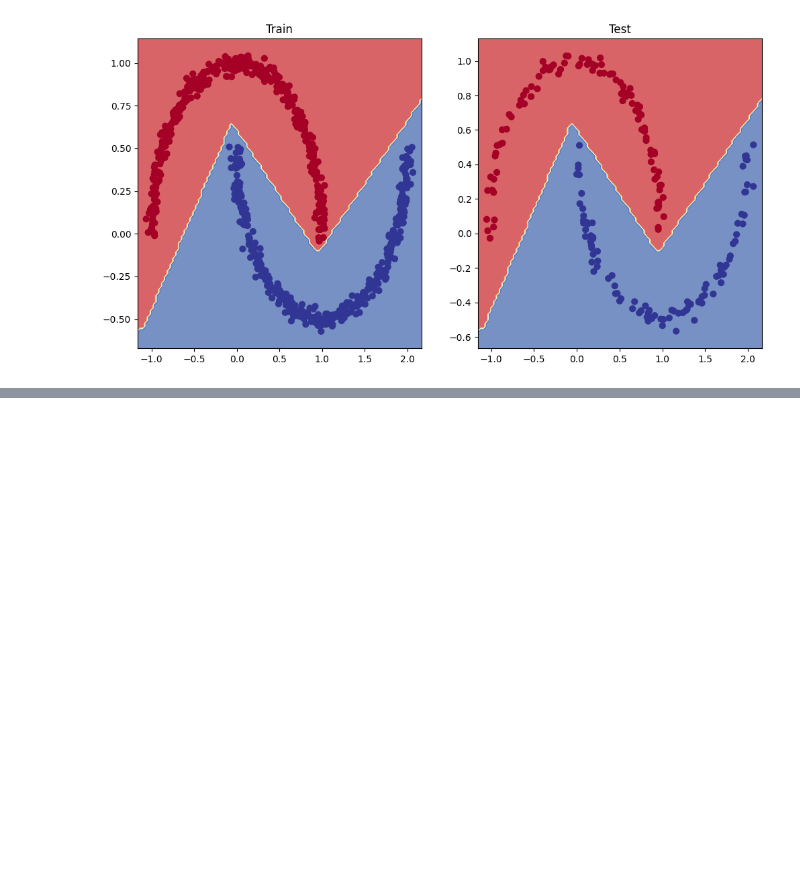
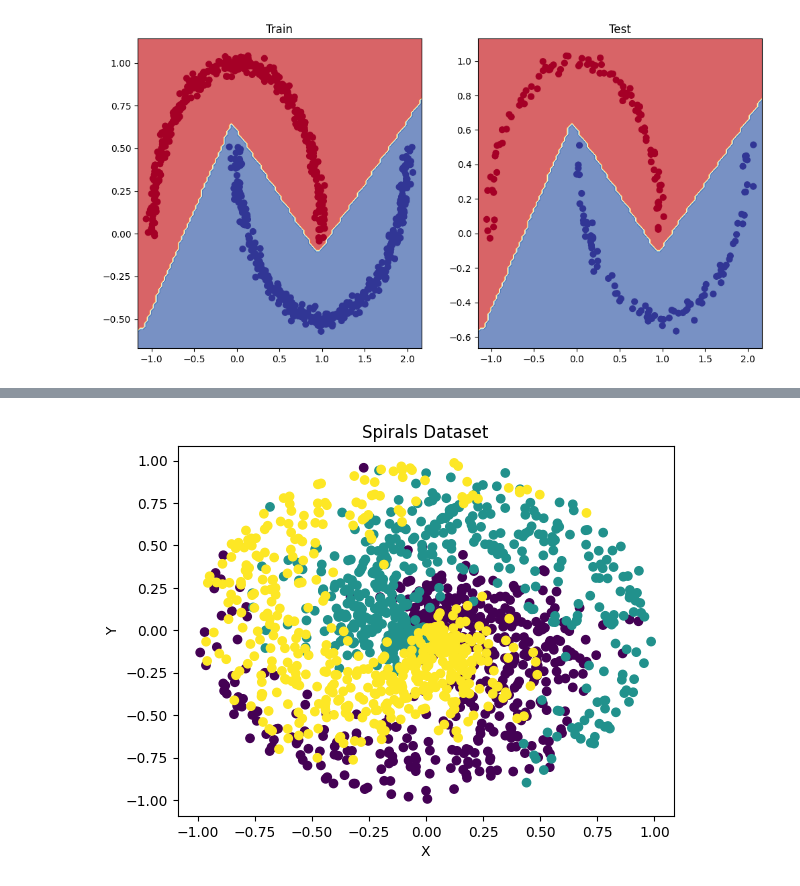
Before and after one commit to musaadamu/deep_learning_with_pytorch_assignment, a Jupyter notebook: exercise_submissions/week_3/week_3_solution.ipynb, the cells around one changed output, grey strips where cells are left out. Drawn from its saved outputs; the diff is of its cells as text; code cells hidden in the pictures; blank space fills up the shorter version.

```diff
--- a/exercise_submissions/week_3/week_3_solution.ipynb
+++ b/exercise_submissions/week_3/week_3_solution.ipynb
@@ -166 +304,43 @@ plot_decision_boundary(model_0, X_test, y_test)
+# %%
+# 7. Create a multi-class dataset using the [spirals data creation function from CS231n](https://cs231n.github.io/neural-networks-case-study/) (see below for the code).
+import numpy as np
+import matplotlib.pyplot as plt
+
+def create_spirals_dataset(n_samples, n_classes, noise=0.5):
+    """
+    Create a multi-class dataset with spirals using the CS231n spirals data creation function.
+
+    Args:
+        n_samples (int): Number of samples to generate.
+        n_classes (int): Number of classes (spirals) to create.
+        noise (float): Amount of noise to add to the data.
+
+    Returns:
+        X (numpy.ndarray): Input features of shape (n_samples, 2).
+        y (numpy.ndarray): Target labels of shape (n_samples,).
+    """
+    X = np.zeros((n_samples * n_classes, 2))
+    y = np.zeros(n_samples * n_classes, dtype='uint8')
+    for j in range(n_classes):
+        ix = range(n_samples * j, n_samples * (j + 1))
+        r = np.linspace(0.0, 1, n_samples)  # radius
+        t = np.linspace(j * 4, (j + 1) * 4, n_samples) + np.random.randn(n_samples) * noise  # theta
+        X[ix] = np.c_[r * np.sin(t), r * np.cos(t)]
+        y[ix] = j
+    return X, y
+
+# Example usage:
+n_samples = 500
+n_classes = 3
+noise = 0.8
+X, y = create_spirals_dataset(n_samples, n_classes, noise)
+
+# Plot the dataset
+plt.scatter(X[:, 0], X[:, 1], c=y, cmap='viridis')
+plt.xlabel('X')
+plt.ylabel('Y')
+plt.title('Spirals Dataset')
+plt.show()
+# %% [output]
+[figure, added]
 # %%
```
Also changed, not shown: parts of 7 cells of this notebook.
